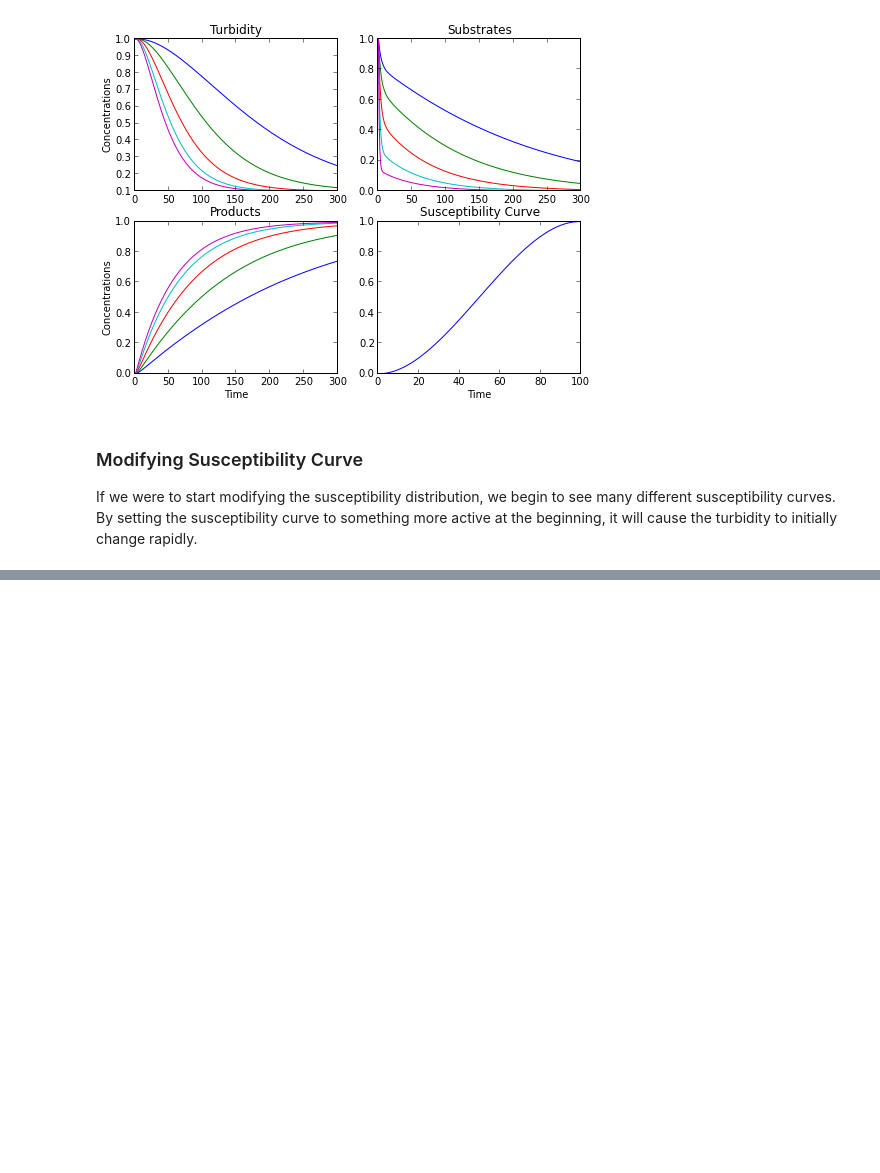
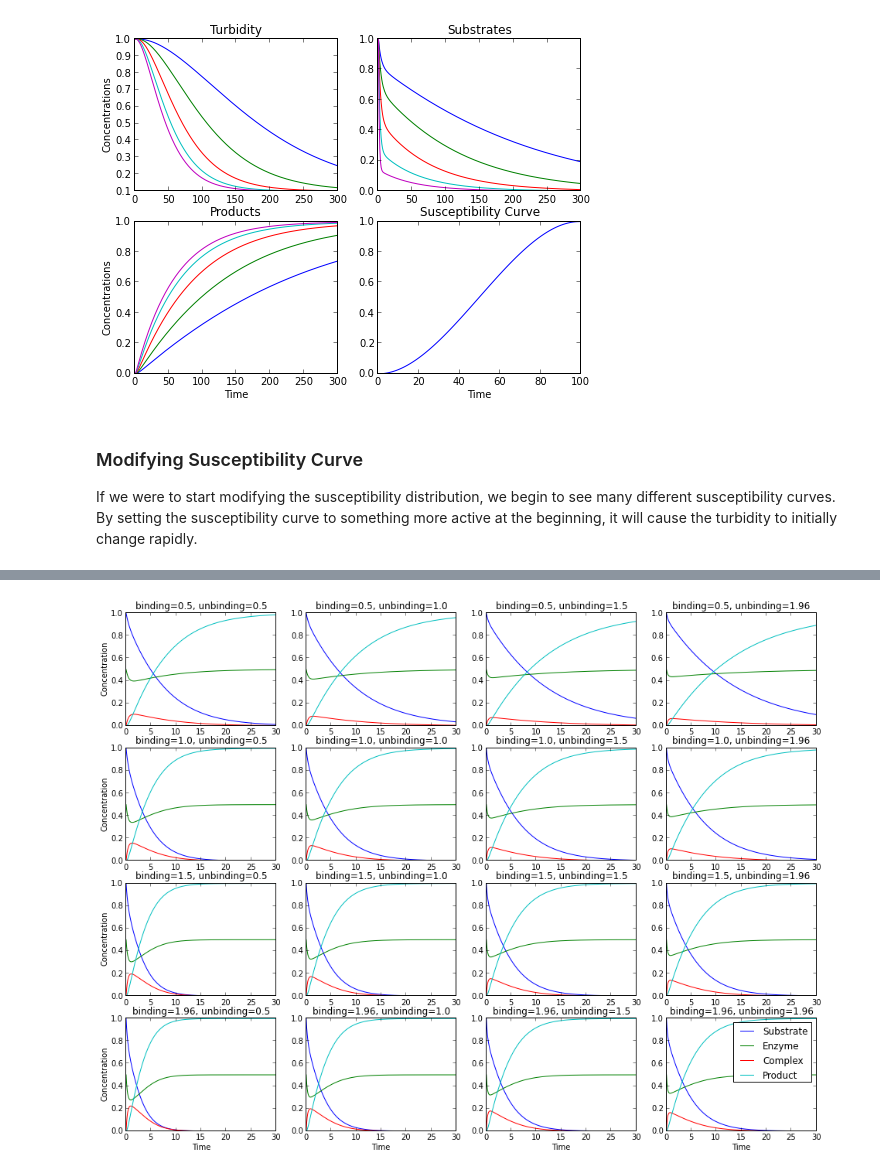
Before and after one commit to gajomi/enzymatica, a Jupyter notebook: docs/turbidity_simulation_test.ipynb, the cells around one changed output, grey strips where cells are left out. Drawn from its saved outputs; the diff is of its cells as text; code cells hidden in the pictures; blank space fills up the shorter version.

```diff
--- a/docs/turbidity_simulation_test.ipynb
+++ b/docs/turbidity_simulation_test.ipynb
@@ -148,0 +171,25 @@ turbidity_series_3_plot = ax4.plot(turbidity_series_3)
+# %%
+different_rates = [0.5, 1.0, 1.5, 1.96]
+
+ksim_binding_vs_unbinding = []
+num_rates = len(different_rates)
+rates = [[[binding, unbinding, 1.0] for unbinding in different_rates] for binding in different_rates]
+figsize(4 * num_rates, 3 * num_rates)
+fig, axes = subplots(num_rates, num_rates)
+
+for rates_row, axes_row in zip(rates, axes):
+    for k_rates, axis in zip(rates_row, axes_row):
+        ksim = Simulation(turbidity_setup, k=tuple(k_rates), phi=phi)
+        title = 'binding=' + str(k_rates[0]) + ', '
+        title += 'unbinding=' + str(k_rates[1])
+        axis.set_title(title)
+        time_series = ksim.reaction_time_series()[0]
+        time_series_plot = axis.plot(time, time_series)
+        legend(time_series_plot, ['Substrate', 'Enzyme', 'Complex', 'Product'])
+
+[ax.set_ylabel('Concentration') for ax in [a[0] for a in axes]]
+[ax.set_xlabel('Time') for ax in axes[len(axes) - 1]]
+
+figsize(8,6)
+# %% [output]
+[figure, added]
```
Also changed, not shown: parts of 8 cells of this notebook.
